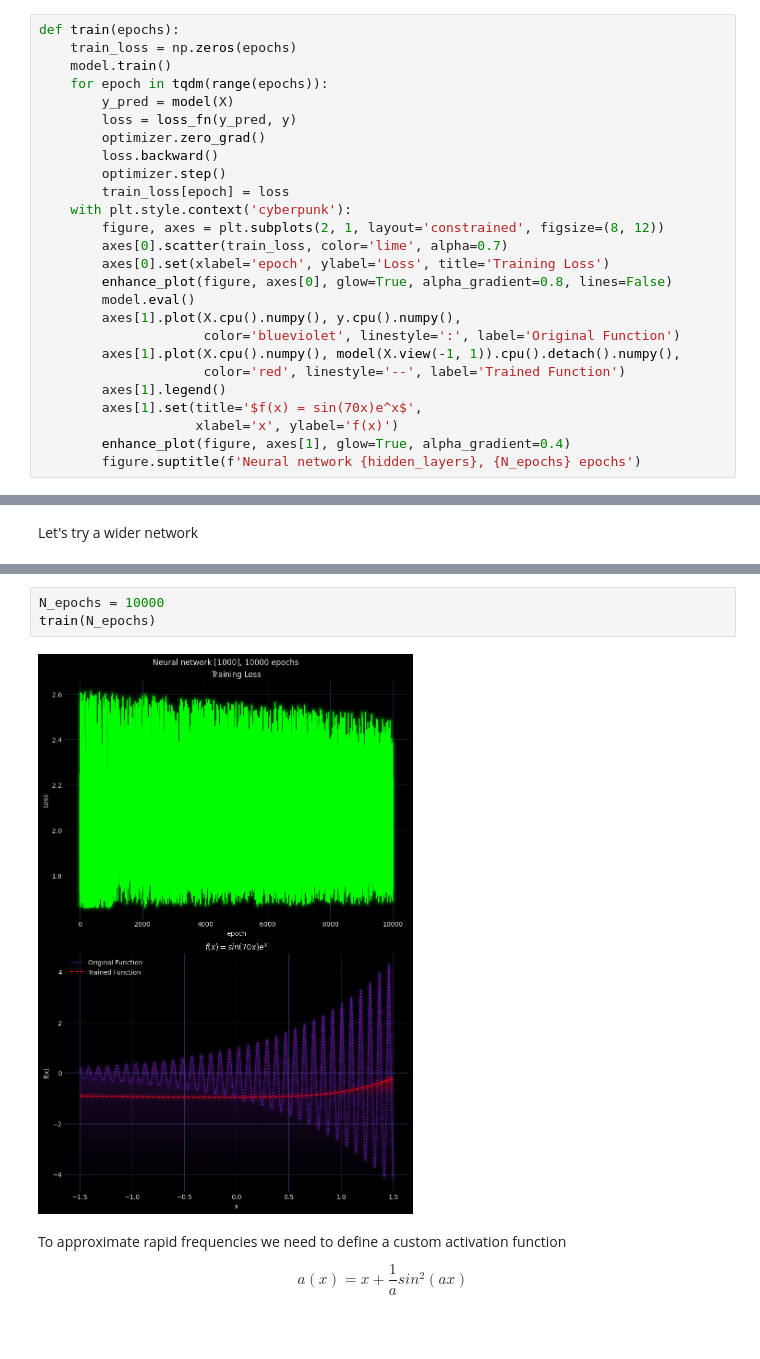
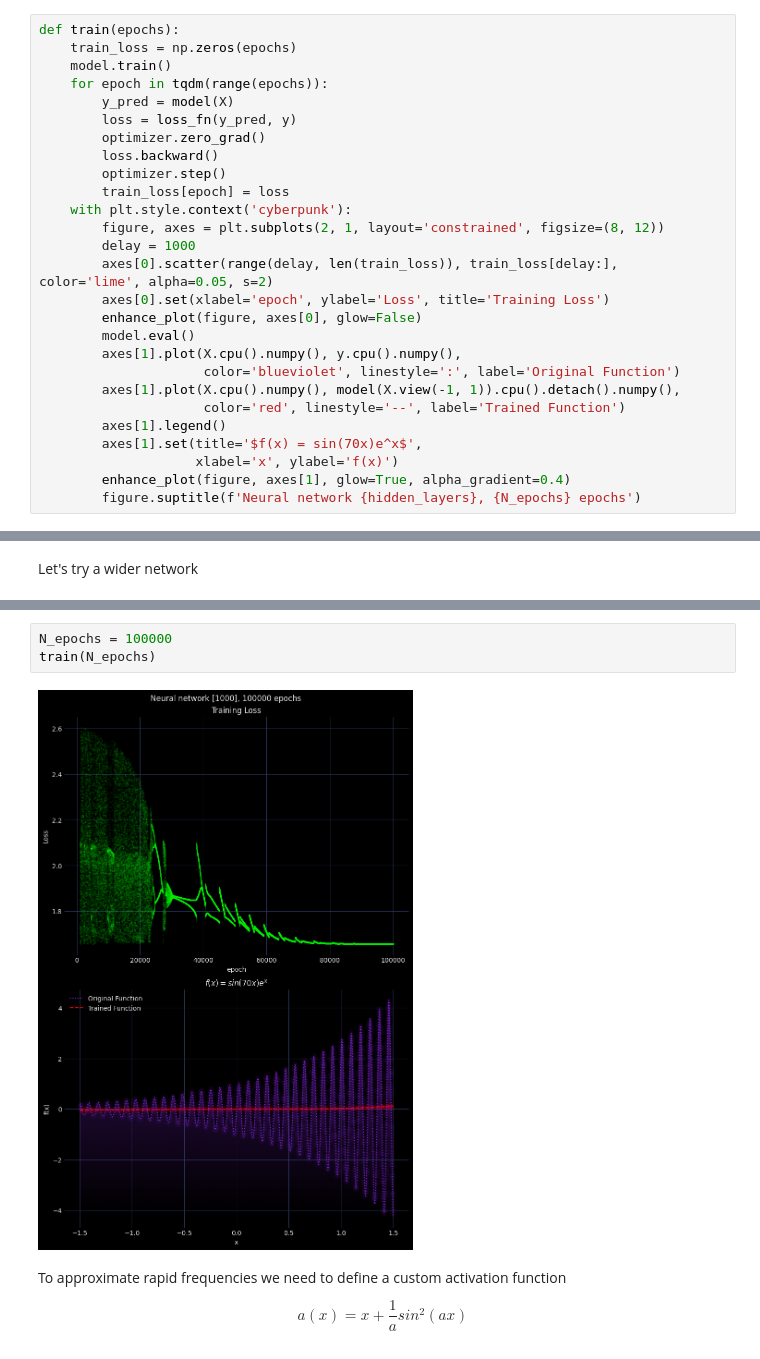
Before and after one commit to Yolonek/MachineLearningApplications, a Jupyter notebook: Perceptrons/1.2-UniversalApproximationTheorem.ipynb, the cells around one changed output, grey strips where cells are left out. Saved outputs shown, nothing was run; the diff lists cells and outputs as text.

```diff
--- a/Perceptrons/1.2-UniversalApproximationTheorem.ipynb
+++ b/Perceptrons/1.2-UniversalApproximationTheorem.ipynb
@@ -100,9 +100,10 @@ def train(epochs):
         train_loss[epoch] = loss
     with plt.style.context('cyberpunk'):
         figure, axes = plt.subplots(2, 1, layout='constrained', figsize=(8, 12))
-        axes[0].scatter(train_loss, color='lime', alpha=0.7)
+        delay = 1000
+        axes[0].scatter(range(delay, len(train_loss)), train_loss[delay:], color='lime', alpha=0.05, s=2)
         axes[0].set(xlabel='epoch', ylabel='Loss', title='Training Loss')
-        enhance_plot(figure, axes[0], glow=True, alpha_gradient=0.8, lines=False)
+        enhance_plot(figure, axes[0], glow=False)
         model.eval()
         axes[1].plot(X.cpu().numpy(), y.cpu().numpy(),
                      color='blueviolet', linestyle=':', label='Original Function')
@@ -176,10 +177,10 @@ ModularNeuralNetwork(
   )
 )
 # %%
-N_epochs = 10000
+N_epochs = 100000
 train(N_epochs)
 # %% [output]
-[figure, old version]
+[figure, new version]
 # %% [markdown]
 To approximate rapid frequencies we need to define a custom activation function
 
```
Also changed, not shown: parts of 7 cells of this notebook.
